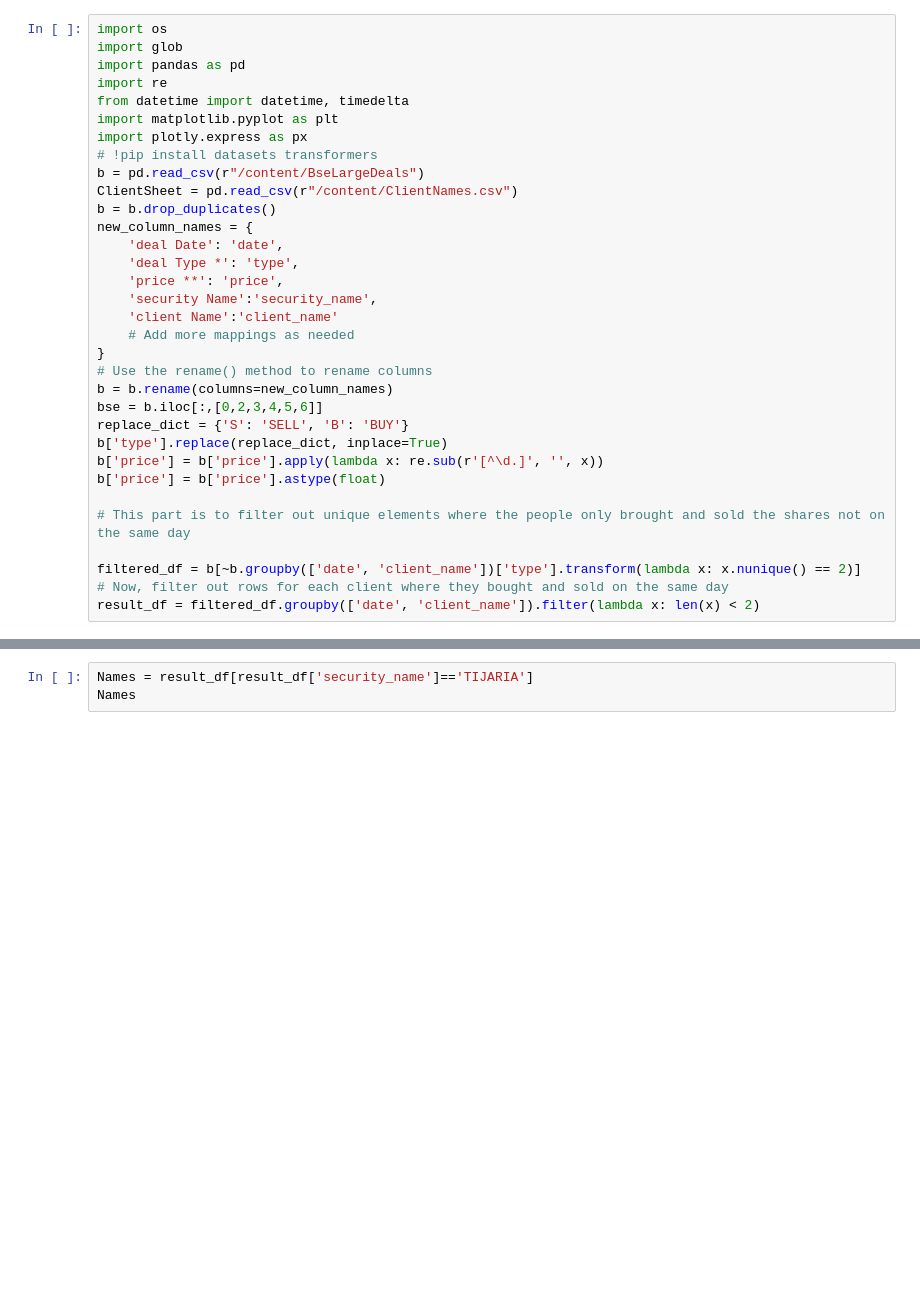
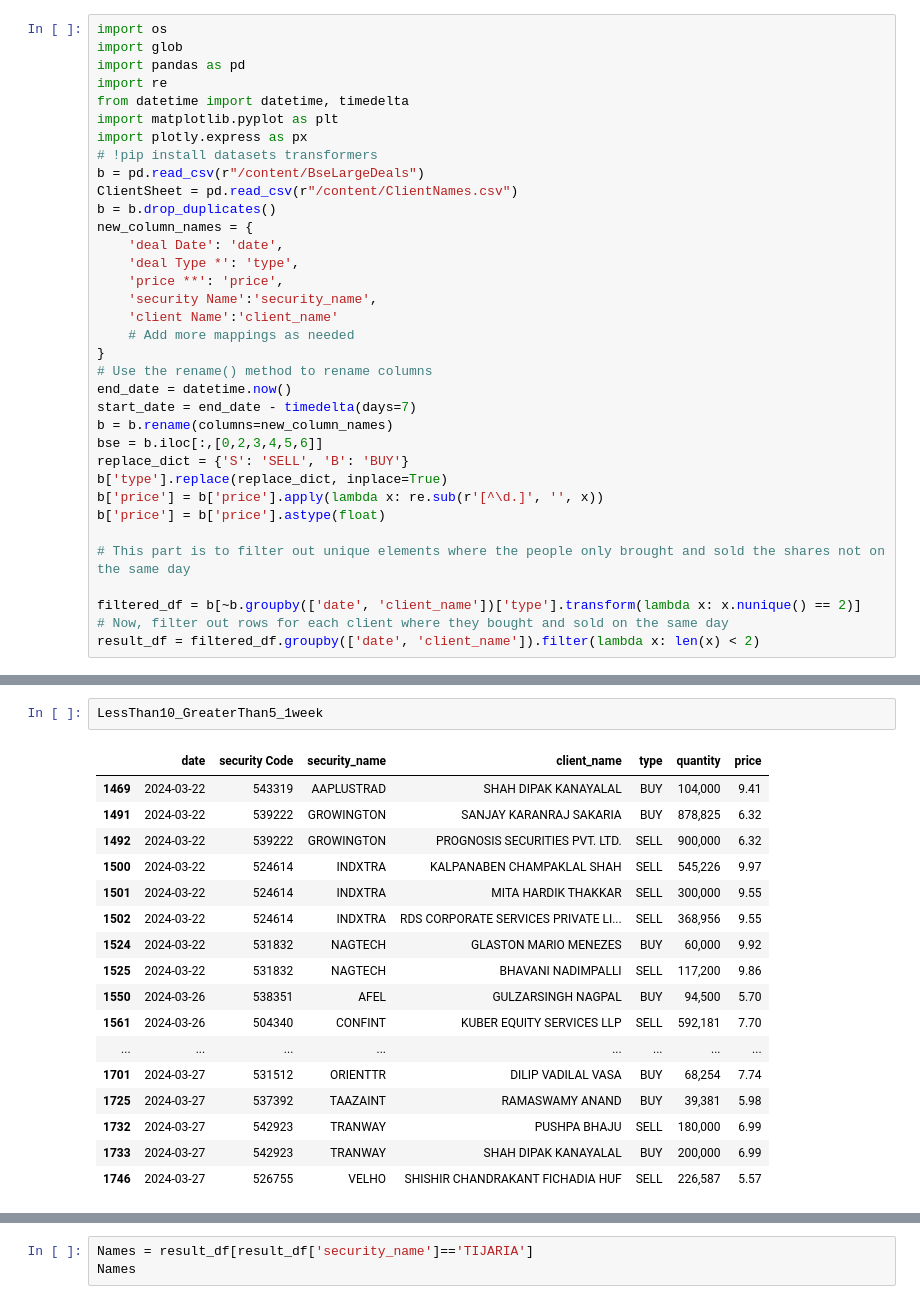
Before and after one commit to sumeet022/SmallCapStocks, a Jupyter notebook: SmallCapStocks_Bse.ipynb, the cells around one changed output, grey strips where cells are left out. Saved outputs shown, nothing was run; the diff lists cells and outputs as text; blank space fills up the shorter version.

```diff
--- a/SmallCapStocks_Bse.ipynb
+++ b/SmallCapStocks_Bse.ipynb
@@ -21,6 +21,8 @@ new_column_names = {
     # Add more mappings as needed
 }
 # Use the rename() method to rename columns
+end_date = datetime.now()
+start_date = end_date - timedelta(days=7)
 b = b.rename(columns=new_column_names)
 bse = b.iloc[:,[0,2,3,4,5,6]]
 replace_dict = {'S': 'SELL', 'B': 'BUY'}
@@ -167,0 +91,20 @@ LessThan100_GreaterThan30
+# %%
+LessThan10_GreaterThan5_1week
+# %% [output]
+|  | date | security Code | security_name | client_name | type | quantity | price |
+| 1469 | 2024-03-22 | 543319 | AAPLUSTRAD | SHAH DIPAK KANAYALAL | BUY | 104,000 | 9.41 |
+| 1491 | 2024-03-22 | 539222 | GROWINGTON | SANJAY KARANRAJ SAKARIA | BUY | 878,825 | 6.32 |
+| 1492 | 2024-03-22 | 539222 | GROWINGTON | PROGNOSIS SECURITIES PVT. LTD. | SELL | 900,000 | 6.32 |
+| 1500 | 2024-03-22 | 524614 | INDXTRA | KALPANABEN CHAMPAKLAL SHAH | SELL | 545,226 | 9.97 |
+| 1501 | 2024-03-22 | 524614 | INDXTRA | MITA HARDIK THAKKAR | SELL | 300,000 | 9.55 |
+| 1502 | 2024-03-22 | 524614 | INDXTRA | RDS CORPORATE SERVICES PRIVATE LI... | SELL | 368,956 | 9.55 |
+| 1524 | 2024-03-22 | 531832 | NAGTECH | GLASTON MARIO MENEZES | BUY | 60,000 | 9.92 |
+| 1525 | 2024-03-22 | 531832 | NAGTECH | BHAVANI NADIMPALLI | SELL | 117,200 | 9.86 |
+| 1550 | 2024-03-26 | 538351 | AFEL | GULZARSINGH NAGPAL | BUY | 94,500 | 5.70 |
+| 1561 | 2024-03-26 | 504340 | CONFINT | KUBER EQUITY SERVICES LLP | SELL | 592,181 | 7.70 |
+| ... | ... | ... | ... | ... | ... | ... | ... |
+| 1701 | 2024-03-27 | 531512 | ORIENTTR | DILIP VADILAL VASA | BUY | 68,254 | 7.74 |
+| 1725 | 2024-03-27 | 537392 | TAAZAINT | RAMASWAMY ANAND | BUY | 39,381 | 5.98 |
+| 1732 | 2024-03-27 | 542923 | TRANWAY | PUSHPA BHAJU | SELL | 180,000 | 6.99 |
+| 1733 | 2024-03-27 | 542923 | TRANWAY | SHAH DIPAK KANAYALAL | BUY | 200,000 | 6.99 |
+| 1746 | 2024-03-27 | 526755 | VELHO | SHISHIR CHANDRAKANT FICHADIA HUF | SELL | 226,587 | 5.57 |
```
Also changed, not shown: parts of 20 cells of this notebook.
